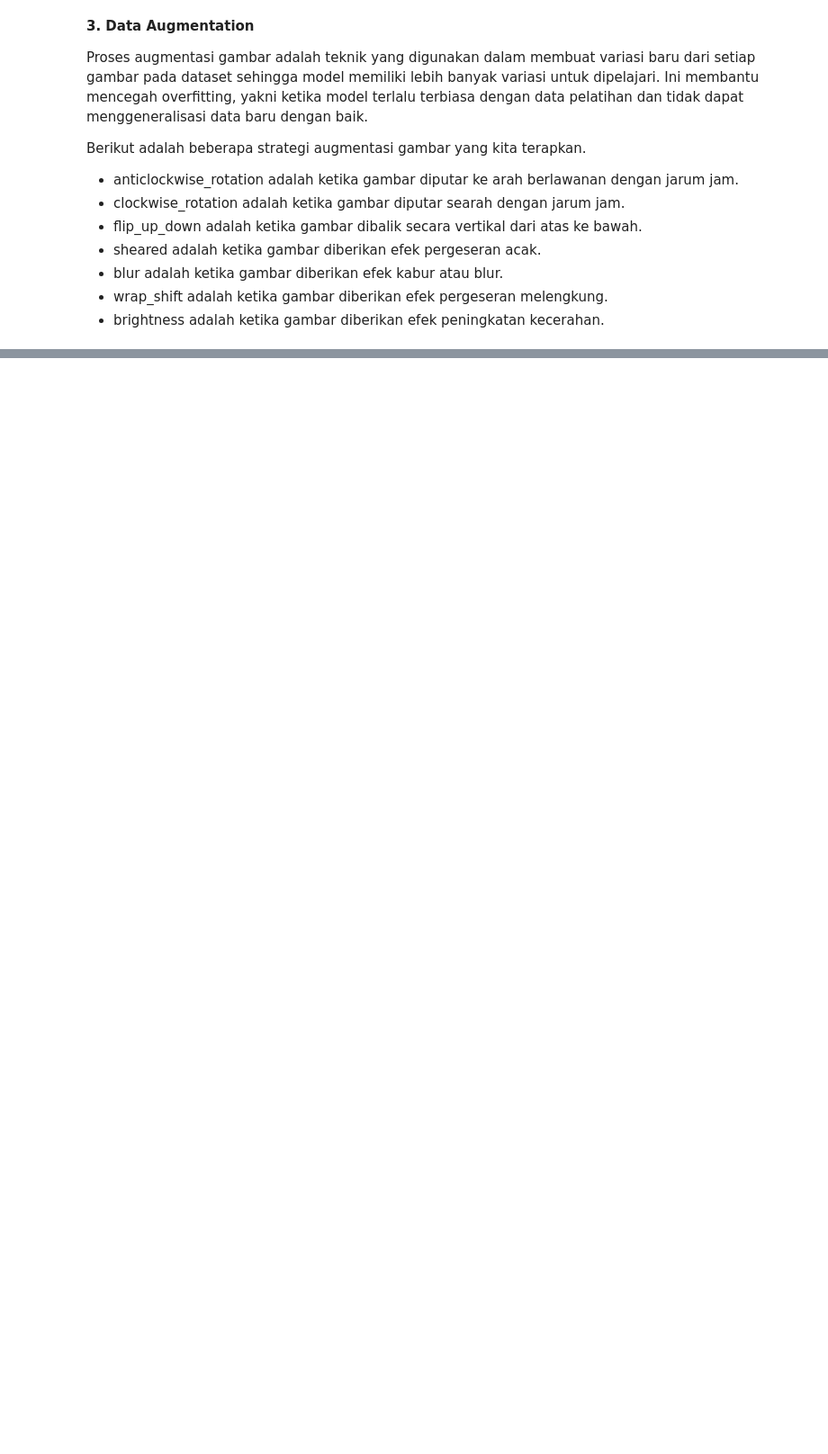
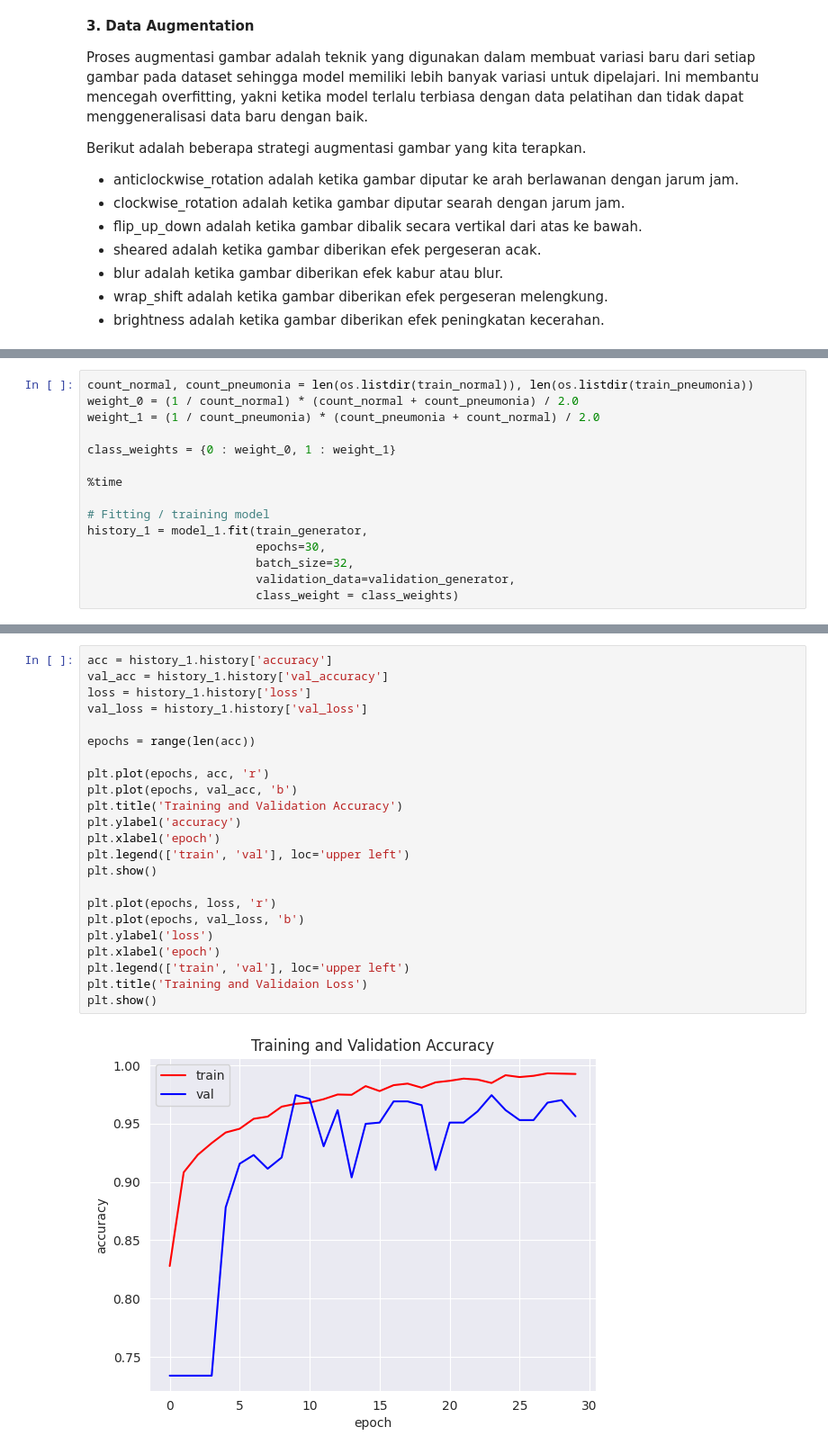
Before and after one commit to Faiq-danZ/Latihan-Klasifikasi-Gambar, a Jupyter notebook: Chest-Xray-Pneumonia-Classification.ipynb, the cells around one changed output, grey strips where cells are left out. Shown at 90% size. Saved outputs shown, nothing was run; the diff lists cells and outputs as text; blank space fills up the shorter version.

```diff
--- a/Chest-Xray-Pneumonia-Classification.ipynb
+++ b/Chest-Xray-Pneumonia-Classification.ipynb
@@ -313,0 +549,15 @@ plot_data = sns.countplot(Label)
+# %%
+count_normal, count_pneumonia = len(os.listdir(train_normal)), len(os.listdir(train_pneumonia))
+weight_0 = (1 / count_normal) * (count_normal + count_pneumonia) / 2.0
+weight_1 = (1 / count_pneumonia) * (count_pneumonia + count_normal) / 2.0
+
+class_weights = {0 : weight_0, 1 : weight_1}
+
+%time
+
+# Fitting / training model
+history_1 = model_1.fit(train_generator,
+                        epochs=30,
+                        batch_size=32,
+                        validation_data=validation_generator,
+                        class_weight = class_weights)
@@ -313,0 +582,25 @@ plot_data = sns.countplot(Label)
+# %%
+acc = history_1.history['accuracy']
+val_acc = history_1.history['val_accuracy']
+loss = history_1.history['loss']
+val_loss = history_1.history['val_loss']
+
+epochs = range(len(acc))
+
+plt.plot(epochs, acc, 'r')
+plt.plot(epochs, val_acc, 'b')
+plt.title('Training and Validation Accuracy')
+plt.ylabel('accuracy')
+plt.xlabel('epoch')
+plt.legend(['train', 'val'], loc='upper left')
+plt.show()
+
+plt.plot(epochs, loss, 'r')
+plt.plot(epochs, val_loss, 'b')
+plt.ylabel('loss')
+plt.xlabel('epoch')
+plt.legend(['train', 'val'], loc='upper left')
+plt.title('Training and Validaion Loss')
+plt.show()
+# %% [output]
+[figure, added]
```
Also changed, not shown: parts of 24 cells of this notebook.
